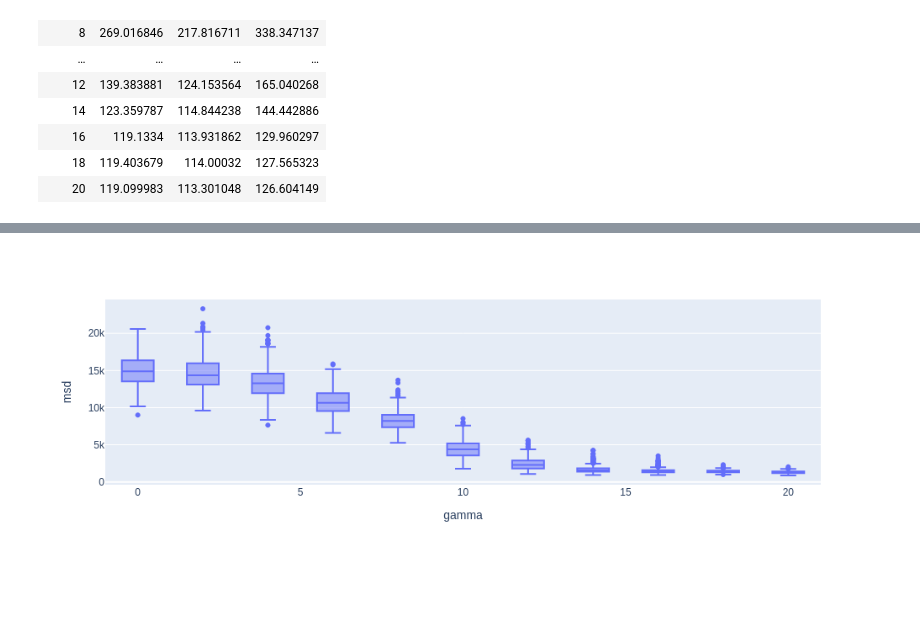
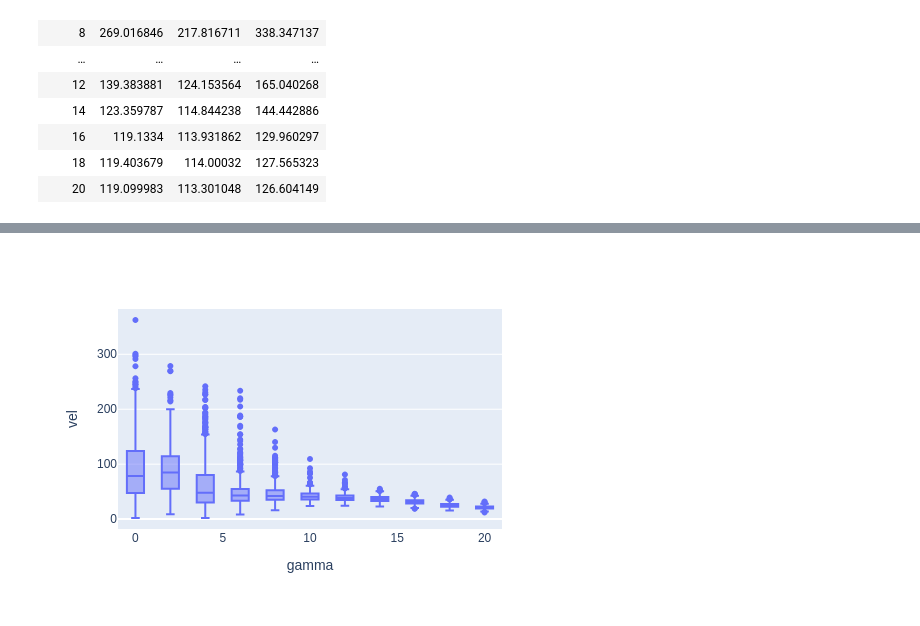
Before and after one commit to aleferna12/cellula-rs, a Jupyter notebook: analyses/cluster_speed.ipynb, the cells around one changed output, grey strips where cells are left out. Saved outputs shown, nothing was run; the diff lists cells and outputs as text; code cells hidden in the pictures; blank space fills up the shorter version.

```diff
--- a/analyses/cluster_speed.ipynb
+++ b/analyses/cluster_speed.ipynb
@@ -24,7 +25,9 @@ for i in range(len(sims)):
         sim_replica=sim_ids[i][1]
     )
 celldf = pl.concat(sims)
-celldf = celldf.with_columns(displ=(pl.col("center_x") ** 2 + pl.col("center_y") ** 2) ** 0.5)
+celldf = celldf.with_columns(
+    displ=(pl.col("center_x") ** 2 + pl.col("center_y") ** 2) ** 0.5
+)
 # %%
 grouppers = ["gamma", "sim_replica", "time"]
 displdf = celldf.group_by(grouppers).agg(
@@ -175,0 +179,13 @@ fig
+# %%
+filterdf = celldf\
+    .join(displdf, on=["gamma", "sim_replica", "time"])\
+    .group_by("gamma")\
+    .agg(
+        pl.col("*").filter(
+            pl.col("time") > 0.25e6,
+            pl.col("time") < pl.col("time").filter(pl.col("mean_displ") <= pl.col("mean_displ").filter(pl.col("time") > 1e7).mean()).min()
+        )
+    )\
+    .explode(pl.exclude("gamma"))\
+    .sort(["gamma", "sim_replica", "time"])
+filterdf
@@ -176,6 +207,17 @@ fig
 # %%
-cellveldf = celldf.filter(pl.col("time") > 0.5e6).group_by(["gamma", "sim_replica", "index"]).agg(
-    msd=(pl.col("displ").sort_by("time").diff() ** 2).mean()
+def circmean(expr):
+    return pl.arctan2(expr.sin().sum(), expr.cos().sum())
+
+
+cellveldf = filterdf\
+    .sort("time")\
+    .group_by(["gamma", "sim_replica", "index"])\
+    .agg(
+        vel=pl.col("displ").diff().abs().mean(),
+        arc=circmean(pl.arctan2(
+            pl.col("center_y").diff(),
+            pl.col("center_x").diff()
+        ))
 )
 cellveldf
 # %% [output]
@@ -196,5 +242,5 @@ shape: (5_500, 4)
 # %%
-px.box(cellveldf, x="gamma", y="msd").update_layout(width=600)
+px.box(cellveldf, x="gamma", y="vel").update_layout(width=600)
 # %% [output]
-[figure, old version]
+[figure, new version]
 # %%
```
Also changed, not shown: parts of 16 cells of this notebook.
